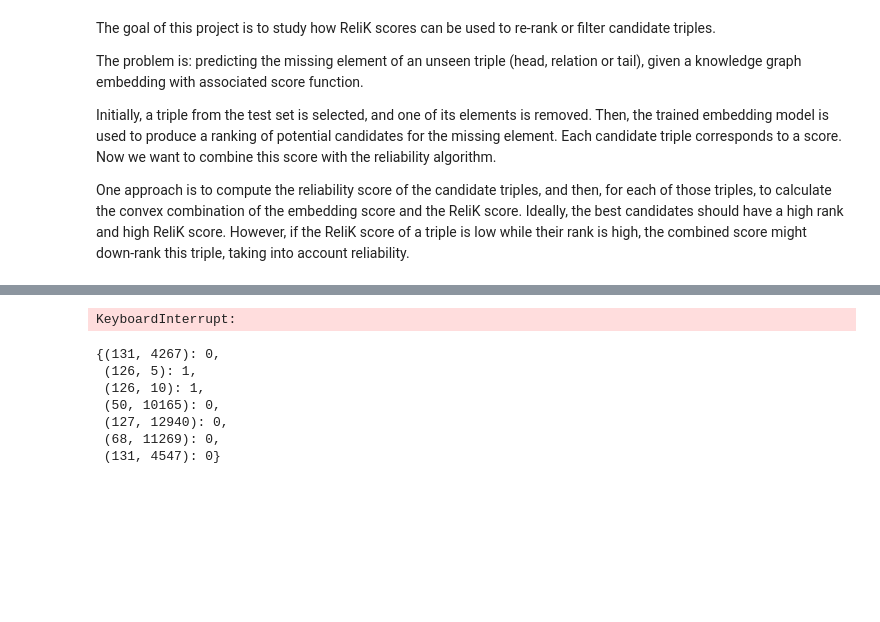
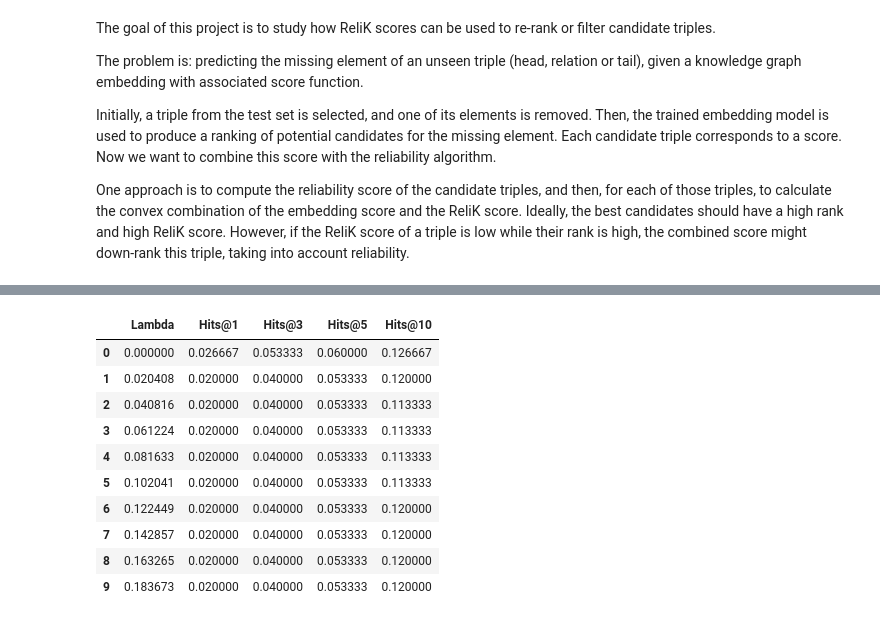
Before and after one commit to gmaurer08/gma-project, a Jupyter notebook: main.ipynb, the cells around one changed output, grey strips where cells are left out. Cells and saved outputs as stored; diff of their text form; code cells hidden in the pictures; blank space fills up the shorter version.

Commit message:
head prediction

```diff
--- a/main.ipynb
+++ b/main.ipynb
@@ -165,14 +182,11 @@ def hits_at_k(pred, true_head, k):
 # %%
 # Parameters
-num_candidates = 100 # number of candidates to consider
+num_candidates = 50 # number of candidates to consider
 num_samples = 10000 # k in the ReliK algorithm
-num_triples = 10 # can be len(test_triples) or less
+num_triples = 150 # can be len(test_triples) or less
 
 # Initialize results dictionaries
 predictions_results = dict()
-hits_at_1 = dict()
-hits_at_3 = dict()
-hits_at_10 = dict()
 
 # Iterate over test triples
 for triple in tqdm(test_triples[:num_triples]):
@@ -192,27 +206,12 @@ for triple in tqdm(test_triples[:num_triples]):
     relik_scores = result['relik_scores']
     prediction = result['prediction']
 
-    # Combine scores
-    lambda_ = 1 # lambda_ = 1 means 100% model score, lambda_ = 0 means 100% ReliK score
-    combined = combine_scores(model_scores, relik_scores, lambda_)
-
     # Add relik and combined score columns to the prediction df
+    prediction['norm_model'] = model_scores
     prediction['relik'] = relik_scores
-    prediction['combined'] = combined
 
     # Save results
     predictions_results[(relation, tail)] = prediction
 
-    # Sort predictions by combined score
-    prediction.sort_values(by=['combined'], ascending=False, inplace=True)
-
-    # Evaluate the hits@1, hits@3 and hits@10 of the combined model scores
-    # Multiple candidates might be positive, so all candidates should be considered
-    pred = list(prediction.filter(like="_id").iloc[:, 0])
-    true_head = int(triple[0])
-
-    hits_at_1[(relation, tail)] = hits_at_k(pred, true_head, 1)
-    hits_at_3[(relation, tail)] = hits_at_k(pred, true_head, 3)
-    hits_at_10[(relation, tail)] = hits_at_k(pred, true_head, 10)
+file_path = 'results/TransE/'
+pickle.dump(predictions_results, open(file_path + 'predictions.pkl', 'wb'))
-# %% [output]
-KeyboardInterrupt:
@@ -226,10 +217,0 @@ pickle.dump(predictions_results, open('predictions_results_model.pkl', 'wb'))
-# %%
-hits_at_10
-# %% [output]
-{(131, 4267): 0,
- (126, 5): 1,
- (126, 10): 1,
- (50, 10165): 0,
- (127, 12940): 0,
- (68, 11269): 0,
- (131, 4547): 0}
@@ -235,0 +269,18 @@ hits_at_10
+# %%
+hits_at_k_df = pd.DataFrame(hits_at_1.items(), columns=['Lambda', 'Hits@1'])
+hits_at_k_df['Hits@3'] = hits_at_3.values()
+hits_at_k_df['Hits@5'] = hits_at_5.values()
+hits_at_k_df['Hits@10'] = hits_at_10.values()
+hits_at_k_df.head(10)
+# %% [output]
+|  | Lambda | Hits@1 | Hits@3 | Hits@5 | Hits@10 |
+| 0 | 0.000000 | 0.026667 | 0.053333 | 0.060000 | 0.126667 |
+| 1 | 0.020408 | 0.020000 | 0.040000 | 0.053333 | 0.120000 |
+| 2 | 0.040816 | 0.020000 | 0.040000 | 0.053333 | 0.113333 |
+| 3 | 0.061224 | 0.020000 | 0.040000 | 0.053333 | 0.113333 |
+| 4 | 0.081633 | 0.020000 | 0.040000 | 0.053333 | 0.113333 |
+| 5 | 0.102041 | 0.020000 | 0.040000 | 0.053333 | 0.113333 |
+| 6 | 0.122449 | 0.020000 | 0.040000 | 0.053333 | 0.120000 |
+| 7 | 0.142857 | 0.020000 | 0.040000 | 0.053333 | 0.120000 |
+| 8 | 0.163265 | 0.020000 | 0.040000 | 0.053333 | 0.120000 |
+| 9 | 0.183673 | 0.020000 | 0.040000 | 0.053333 | 0.120000 |
```
Also changed, not shown: parts of 10 cells of this notebook, 2 other files.
